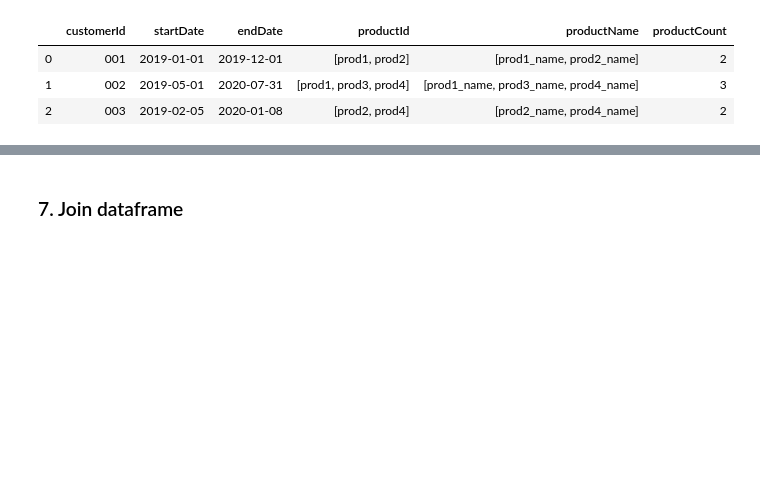
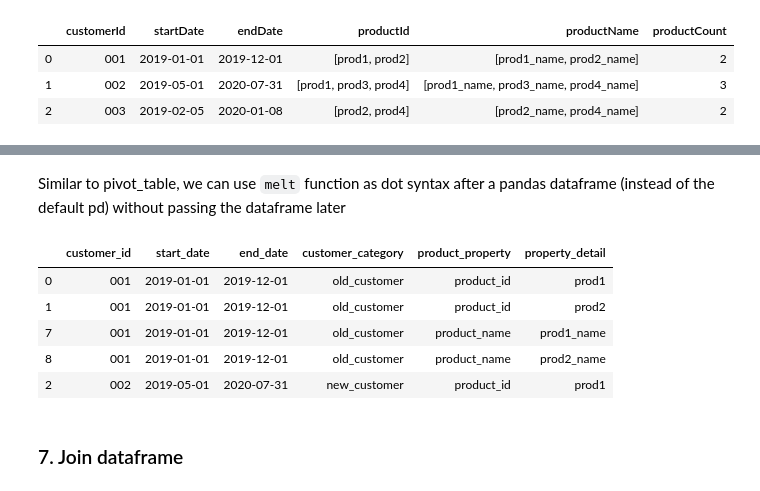
Before and after one commit to quyentn/Quyen_learning_repository, a Jupyter notebook: Pandas_Dataframe.ipynb, the cells around one changed output, grey strips where cells are left out. Cells and saved outputs as stored; diff of their text form; code cells hidden in the pictures; blank space fills up the shorter version.

Commit message:
update pandas tutorial

```diff
--- a/Pandas_Dataframe.ipynb
+++ b/Pandas_Dataframe.ipynb
@@ -318,3 +421,17 @@ transposed_df
+# %% [markdown]
+Similar to pivot_table, we can use `melt` function as dot syntax after a pandas dataframe (instead of the default pd) without passing the dataframe later
+# %%
+melt_df = combined_df.melt(id_vars=['customer_id','start_date','end_date','customer_category'],
+                   value_vars=['product_id','product_name'],var_name= 'product_property',value_name='property_detail')\
+            .sort_values(by=['customer_id','product_property'])
+melt_df.head()
+# %% [output]
+|  | customer_id | start_date | end_date | customer_category | product_property | property_detail |
+| 0 | 001 | 2019-01-01 | 2019-12-01 | old_customer | product_id | prod1 |
+| 1 | 001 | 2019-01-01 | 2019-12-01 | old_customer | product_id | prod2 |
+| 7 | 001 | 2019-01-01 | 2019-12-01 | old_customer | product_name | prod1_name |
+| 8 | 001 | 2019-01-01 | 2019-12-01 | old_customer | product_name | prod2_name |
+| 2 | 002 | 2019-05-01 | 2020-07-31 | new_customer | product_id | prod1 |
 # %% [markdown]
 ### 7. Join dataframe
 # %%
```
Also changed, not shown: parts of 32 cells of this notebook.
